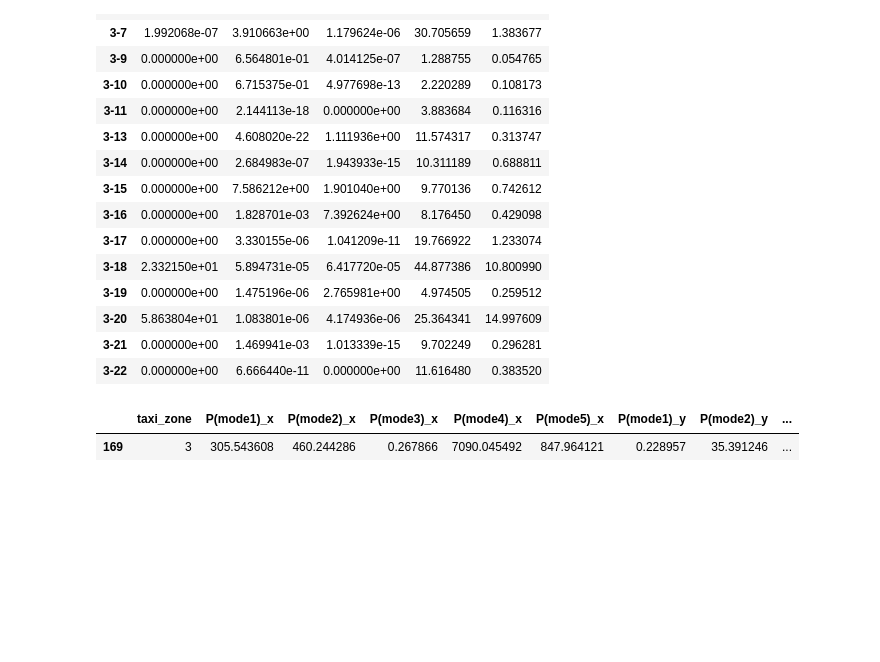
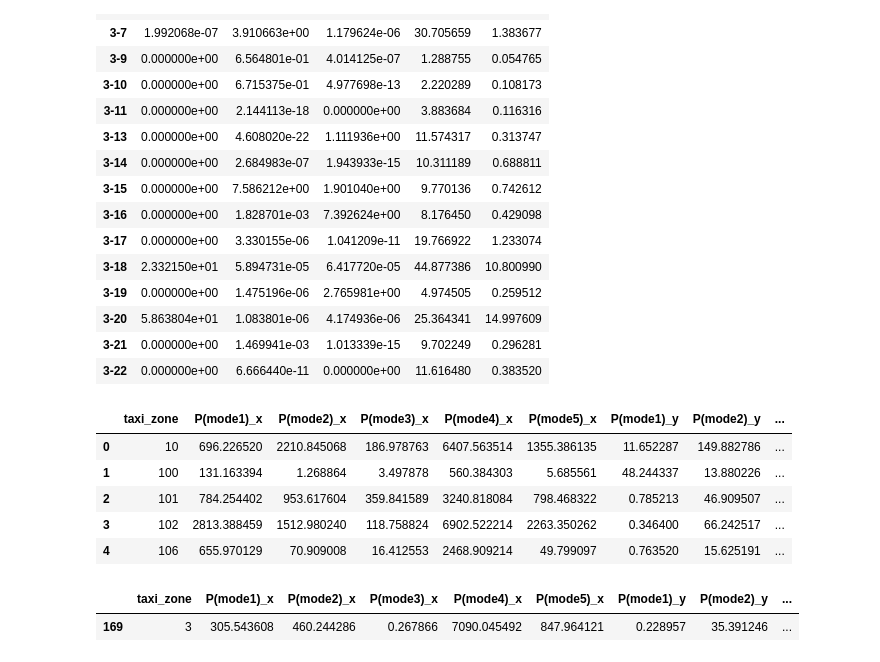
Before and after one commit to Rufei-Sheng/Manhattan-Congestion-Surcharge-Capstone, a Jupyter notebook: modeling/modeling_update_7_17.ipynb, the cells around one changed output. Drawn from its saved outputs; the diff is of its cells as text; code cells hidden in the pictures; blank space fills up the shorter version.

```diff
--- a/modeling/modeling_update_7_17.ipynb
+++ b/modeling/modeling_update_7_17.ipynb
@@ -414,3 +414,12 @@ The predict transportation choice is:
 | 3-20 | 5.863804e+01 | 1.083801e-06 | 4.174936e-06 | 25.364341 | 14.997609 |
 | 3-21 | 0.000000e+00 | 1.469941e-03 | 1.013339e-15 | 9.702249 | 0.296281 |
 | 3-22 | 0.000000e+00 | 6.666440e-11 | 0.000000e+00 | 11.616480 | 0.383520 |
+# %%
+combine.head()
+# %% [output]
+|  | taxi_zone | P(mode1)_x | P(mode2)_x | P(mode3)_x | P(mode4)_x | P(mode5)_x | P(mode1)_y | P(mode2)_y | ... |
+| 0 | 10 | 696.226520 | 2210.845068 | 186.978763 | 6407.563514 | 1355.386135 | 11.652287 | 149.882786 | ... |
+| 1 | 100 | 131.163394 | 1.268864 | 3.497878 | 560.384303 | 5.685561 | 48.244337 | 13.880226 | ... |
+| 2 | 101 | 784.254402 | 953.617604 | 359.841589 | 3240.818084 | 798.468322 | 0.785213 | 46.909507 | ... |
+| 3 | 102 | 2813.388459 | 1512.980240 | 118.758824 | 6902.522214 | 2263.350262 | 0.346400 | 66.242517 | ... |
+| 4 | 106 | 655.970129 | 70.909008 | 16.412553 | 2468.909214 | 49.799097 | 0.763520 | 15.625191 | ... |
```
Also changed, not shown: parts of 2 cells of this notebook, 2 other files.
